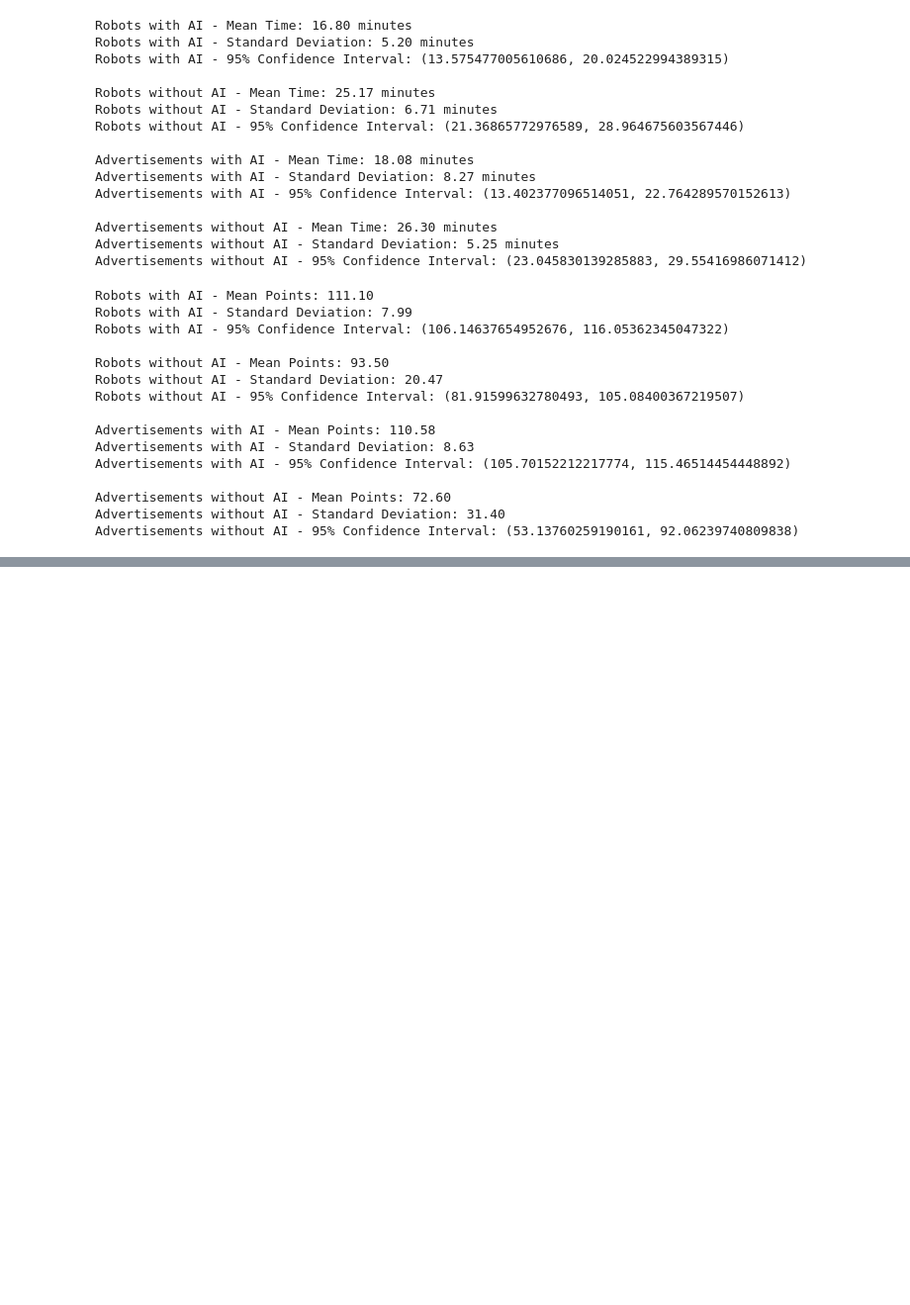
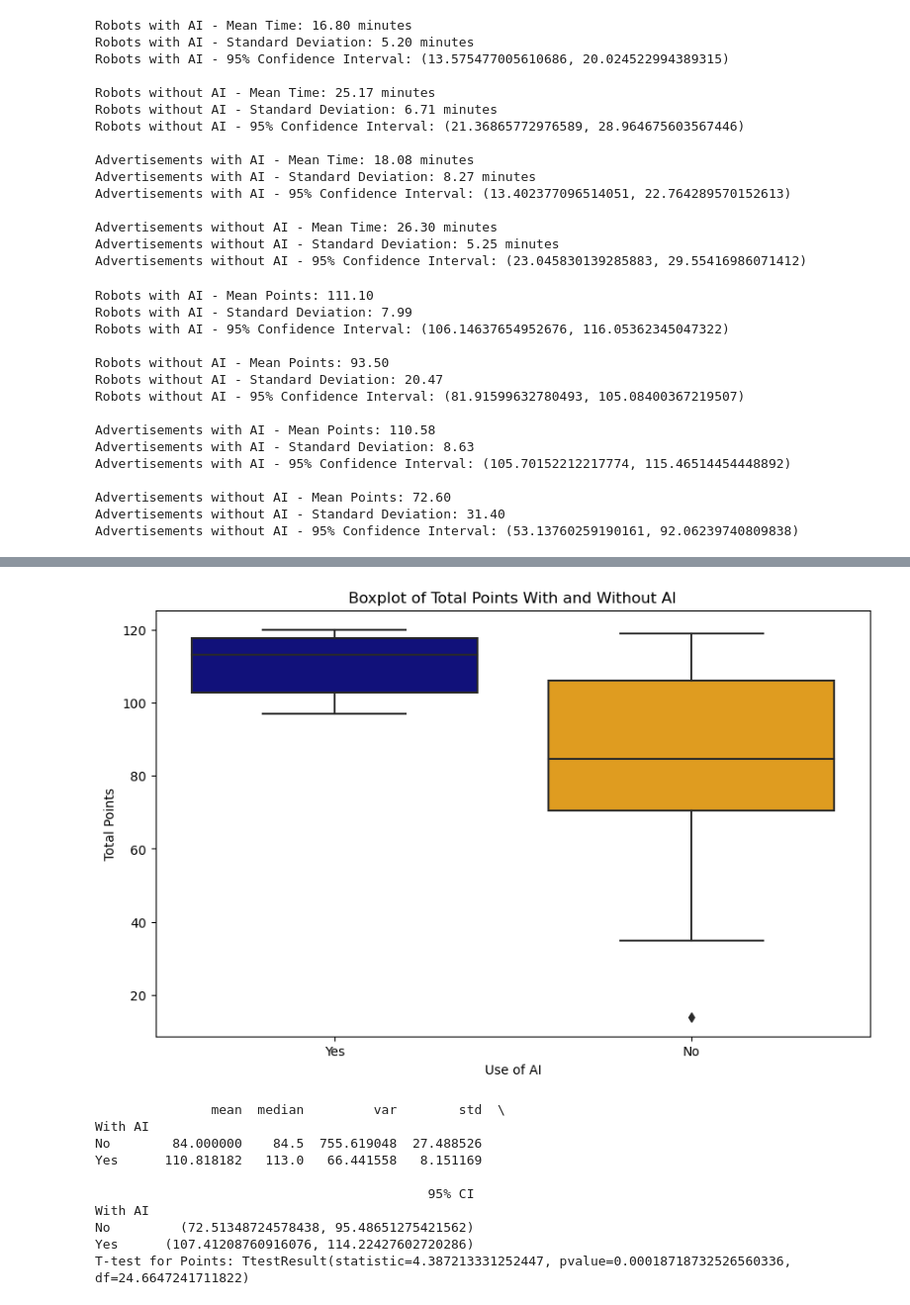
Before and after one commit to cseetreview/review_project, a Jupyter notebook: Notebook.ipynb, the cells around one changed output, grey strips where cells are left out. Shown: that part at 99% size. Cells and saved outputs as stored; diff of their text form; code cells hidden in the pictures; blank space fills up the shorter version.

```diff
--- a/Notebook.ipynb
+++ b/Notebook.ipynb
@@ -511,0 +644,33 @@ Advertisements without AI - 95% Confidence Interval: (53.13760259190161, 92.0623
+# %%
+# Group data by 'With AI'
+grouped_points = data.groupby('With AI')['Total Points']
+
+# Compute statistics for points
+points_stats = grouped_points.agg(['mean', 'median', 'var', 'std'])
+points_stats['95% CI'] = grouped_points.apply(lambda x: stats.norm.interval(0.95, loc=np.mean(x), scale=np.std(x, ddof=1)/np.sqrt(len(x))))
+
+# T-tests for points
+t_test_points = stats.ttest_ind(grouped_points.get_group('Yes'), grouped_points.get_group('No'), equal_var=False)
+
+# Plotting the boxplot for points
+plt.figure(figsize=(10, 6))
+sns.boxplot(x='With AI', y='Total Points', data=data, palette={'Yes': 'darkblue', 'No': 'orange'})
+plt.title('Boxplot of Total Points With and Without AI')
+plt.xlabel('Use of AI')
+plt.ylabel('Total Points')
+plt.show()
+
+print(points_stats)
+print('T-test for Points:', t_test_points)
+# %% [output]
+[figure, added]
+               mean  median         var        std  \
+With AI
+No        84.000000    84.5  755.619048  27.488526
+Yes      110.818182   113.0   66.441558   8.151169
+
+                                           95% CI
+With AI
+No         (72.51348724578438, 95.48651275421562)
+Yes      (107.41208760916076, 114.22427602720286)
+T-test for Points: TtestResult(statistic=4.387213331252447, pvalue=0.00018718732526560336, df=24.6647241711822)
```
Also changed, not shown: parts of 4 cells of this notebook.
